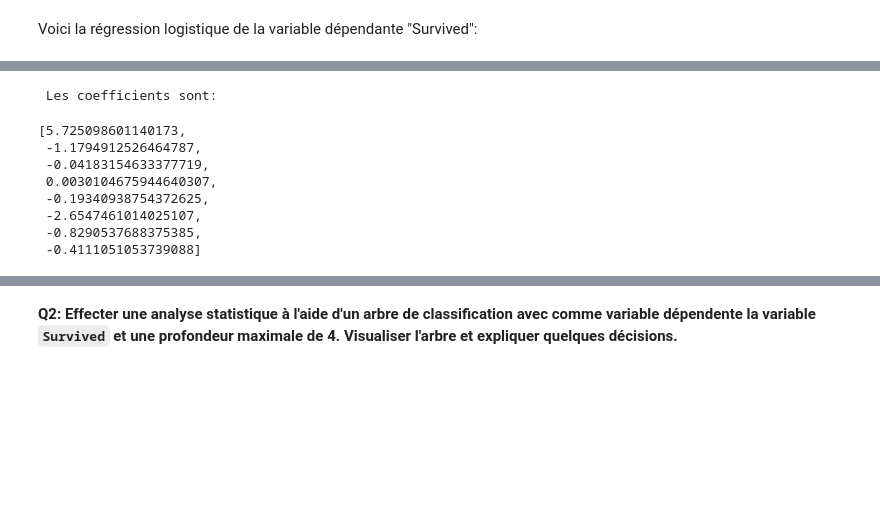
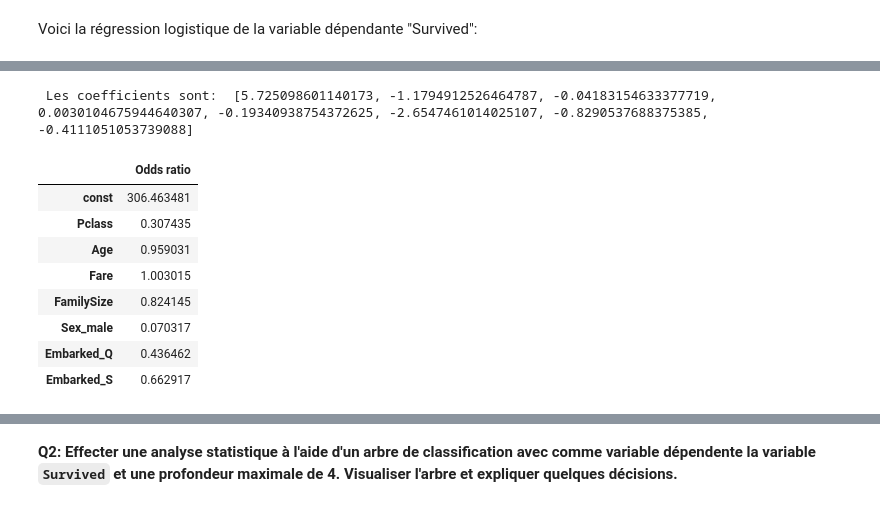
Before and after one commit to JonathanPiaget/titanique, a Jupyter notebook: main.ipynb, the cells around one changed output, grey strips where cells are left out. Cells and saved outputs as stored; diff of their text form; code cells hidden in the pictures; blank space fills up the shorter version.

Commit message:
RCO - add odd ration P3Q1 & interprétation

```diff
--- a/main.ipynb
+++ b/main.ipynb
@@ -425,18 +425,22 @@ Embarked_S    -0.4111      0.270     -1.521      0.128      -0.941       0.119
 # %%
 # On récupère les coefficients
 coefs = model_fit.params.tolist()
 
 
-print(f" Les coefficients sont: ")
+print(f" Les coefficients sont:  {coefs}")
 
-coefs
+# On calcule le odds ratio
+odds_ratio = np.exp(model_fit.params)
+
+pd.DataFrame(odds_ratio, columns=["Odds ratio"])
 # %% [output]
- Les coefficients sont:
+ Les coefficients sont:  [5.725098601140173, -1.1794912526464787, -0.04183154633377719, 0.0030104675944640307, -0.19340938754372625, -2.6547461014025107, -0.8290537688375385, -0.4111051053739088]
-[5.725098601140173,
- -1.1794912526464787,
- -0.04183154633377719,
- 0.0030104675944640307,
- -0.19340938754372625,
- -2.6547461014025107,
- -0.8290537688375385,
- -0.4111051053739088]
+|  | Odds ratio |
+| const | 306.463481 |
+| Pclass | 0.307435 |
+| Age | 0.959031 |
+| Fare | 1.003015 |
+| FamilySize | 0.824145 |
+| Sex_male | 0.070317 |
+| Embarked_Q | 0.436462 |
+| Embarked_S | 0.662917 |
```
Also changed, not shown: parts of 7 cells of this notebook.
